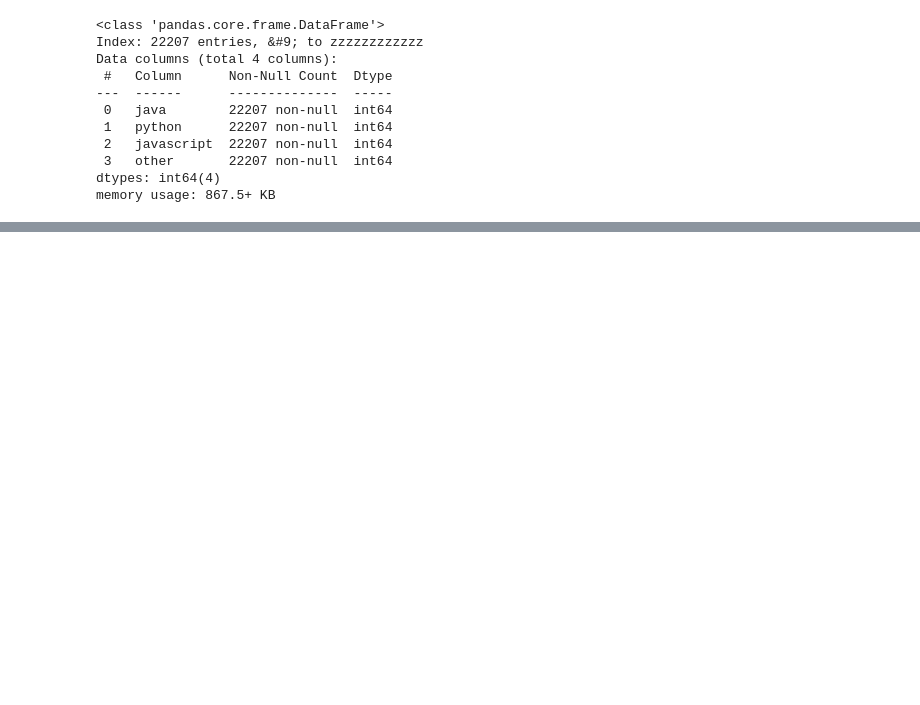
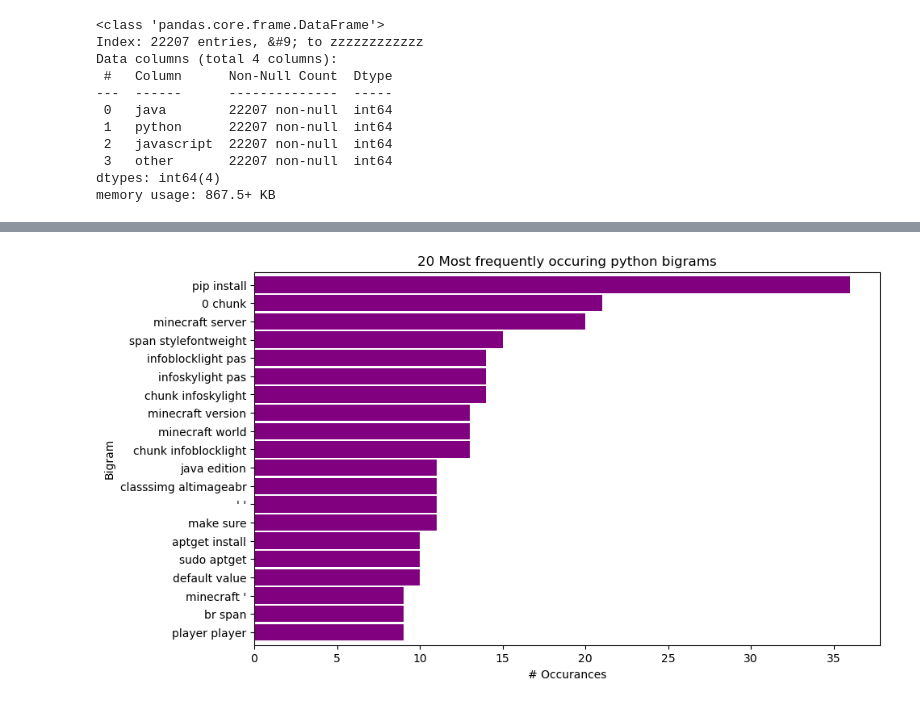
Before and after one commit to Doubtable-Steves-Linguistics/MinecraftNLP, a Jupyter notebook: cristina-project-notebook.ipynb, the cells around one changed output, grey strips where cells are left out. Saved outputs shown, nothing was run; the diff lists cells and outputs as text; code cells hidden in the pictures; blank space fills up the shorter version.

```diff
--- a/cristina-project-notebook.ipynb
+++ b/cristina-project-notebook.ipynb
@@ -1186,0 +1008,13 @@ _ = plt.yticks(ticks, labels)
+# %%
+top_20_python_bigrams.sort_values(ascending=True).plot.barh(color='purple', width=.9, figsize=(10, 6))
+
+plt.title('20 Most frequently occuring python bigrams')
+plt.ylabel('Bigram')
+plt.xlabel('# Occurances')
+
+# make the labels pretty
+ticks, _ = plt.yticks()
+labels = top_20_python_bigrams.sort_values(ascending=True).reset_index()['index'].apply(lambda t: t[0] + ' ' + t[1])
+_ = plt.yticks(ticks, labels)
+# %% [output]
+[figure, added]
```
Also changed, not shown: parts of 89 cells of this notebook.
